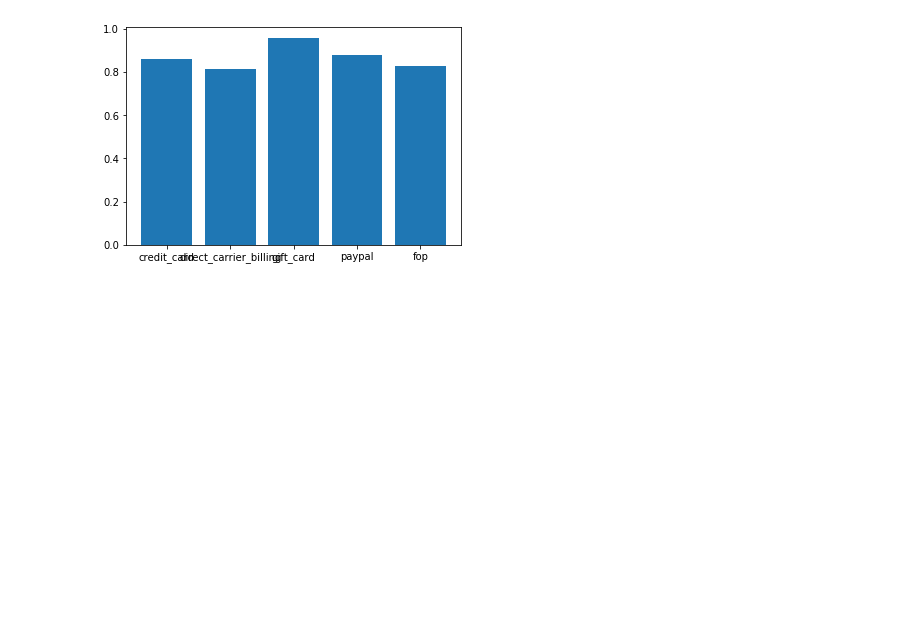
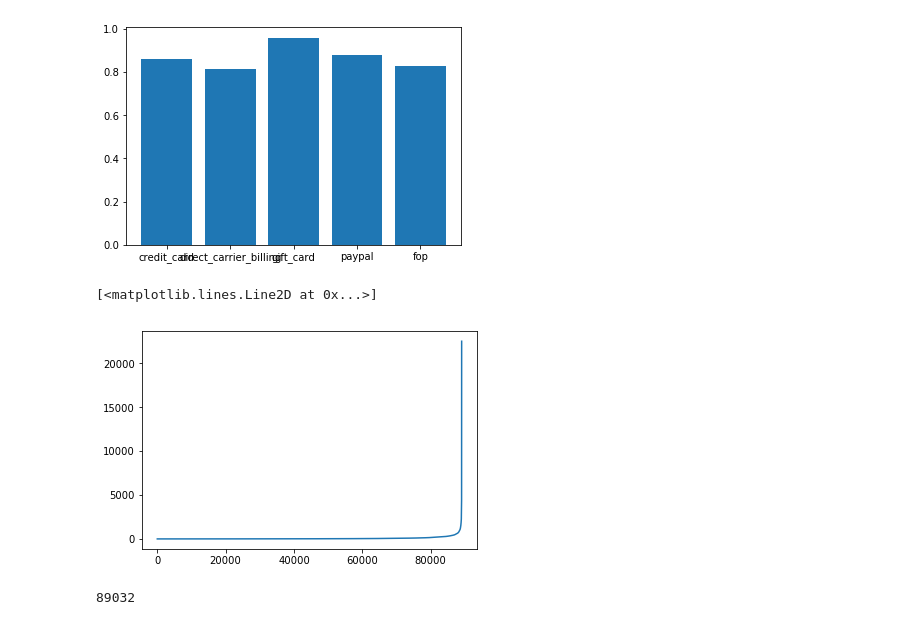
Before and after one commit to zachywang/EDA, a Jupyter notebook: eda_Jul_12.ipynb, the cells around one changed output. Drawn from its saved outputs; the diff is of its cells as text; code cells hidden in the pictures; blank space fills up the shorter version.

Commit message:
add spent_usd analysis for winsorization

```diff
--- a/eda_Jul_12.ipynb
+++ b/eda_Jul_12.ipynb
@@ -149,3 +149,17 @@ succ_rate = [GetSuccRate('user_added_credit_card'), GetSuccRate('user_added_dcb'
 PlotList(succ_rate)
 # %% [output]
 [figure]
+# %%
+raw_data =  pd.read_csv("C:\Users\wangz_i6ij2py\Downloads\Python_project_eda.csv")
+spent_usd = raw_data[['spend_usd_next_14_days']][raw_data.spend_usd_next_14_days >= 0.001]
+# %%
+spent_list = spent_usd['spend_usd_next_14_days'].tolist()
+spent_list.sort()
+plt.plot(spent_list)
+# %% [output]
+[<matplotlib.lines.Line2D at 0x...>]
+[figure, added]
+# %%
+len(spent_list)
+# %% [output]
+89032
```
